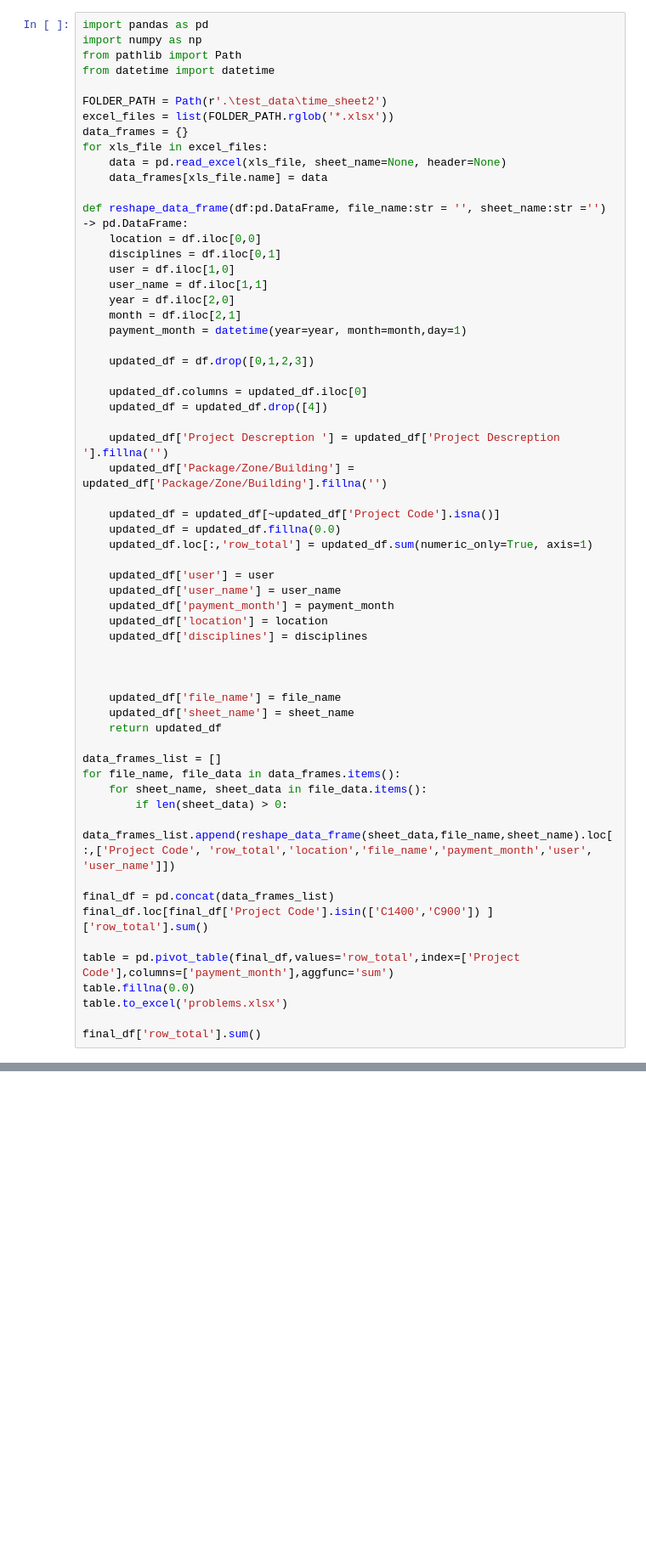
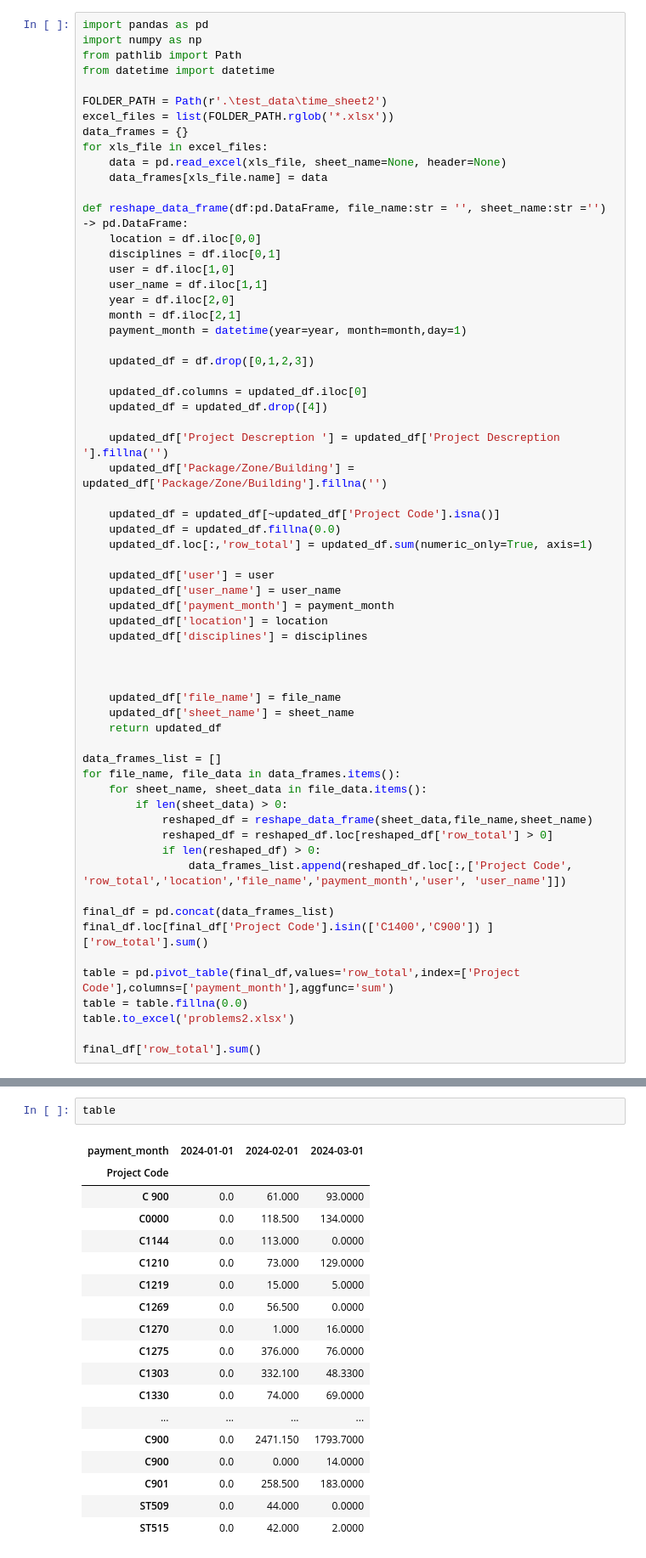
Before and after one commit to mohamadalitellawi/hesco, a Jupyter notebook: final_nb01.ipynb, the cells around one changed output, grey strips where cells are left out. Shown at 85% size. Saved outputs shown, nothing was run; the diff lists cells and outputs as text; blank space fills up the shorter version.

```diff
--- a/final_nb01.ipynb
+++ b/final_nb01.ipynb
@@ -48,13 +48,16 @@ data_frames_list = []
 for file_name, file_data in data_frames.items():
     for sheet_name, sheet_data in file_data.items():
         if len(sheet_data) > 0:
-            data_frames_list.append(reshape_data_frame(sheet_data,file_name,sheet_name).loc[:,['Project Code', 'row_total','location','file_name','payment_month','user', 'user_name']])
+            reshaped_df = reshape_data_frame(sheet_data,file_name,sheet_name)
+            reshaped_df = reshaped_df.loc[reshaped_df['row_total'] > 0]
+            if len(reshaped_df) > 0:
+                data_frames_list.append(reshaped_df.loc[:,['Project Code', 'row_total','location','file_name','payment_month','user', 'user_name']])
 
 final_df = pd.concat(data_frames_list)
 final_df.loc[final_df['Project Code'].isin(['C1400','C900']) ]['row_total'].sum()
 
 table = pd.pivot_table(final_df,values='row_total',index=['Project Code'],columns=['payment_month'],aggfunc='sum')
-table.fillna(0.0)
-table.to_excel('problems.xlsx')
+table = table.fillna(0.0)
+table.to_excel('problems2.xlsx')
 
 final_df['row_total'].sum()
@@ -60,0 +72,21 @@ final_df['row_total'].sum()
+# %%
+table
+# %% [output]
+| payment_month | 2024-01-01 | 2024-02-01 | 2024-03-01 |
+| Project Code |  |  |  |
+| C 900 | 0.0 | 61.000 | 93.0000 |
+| C0000 | 0.0 | 118.500 | 134.0000 |
+| C1144 | 0.0 | 113.000 | 0.0000 |
+| C1210 | 0.0 | 73.000 | 129.0000 |
+| C1219 | 0.0 | 15.000 | 5.0000 |
+| C1269 | 0.0 | 56.500 | 0.0000 |
+| C1270 | 0.0 | 1.000 | 16.0000 |
+| C1275 | 0.0 | 376.000 | 76.0000 |
+| C1303 | 0.0 | 332.100 | 48.3300 |
+| C1330 | 0.0 | 74.000 | 69.0000 |
+| ... | ... | ... | ... |
+| C900 | 0.0 | 2471.150 | 1793.7000 |
+| C900 | 0.0 | 0.000 | 14.0000 |
+| C901 | 0.0 | 258.500 | 183.0000 |
+| ST509 | 0.0 | 44.000 | 0.0000 |
+| ST515 | 0.0 | 42.000 | 2.0000 |
```
Also changed, not shown: parts of 2 cells of this notebook, 2 other files.
